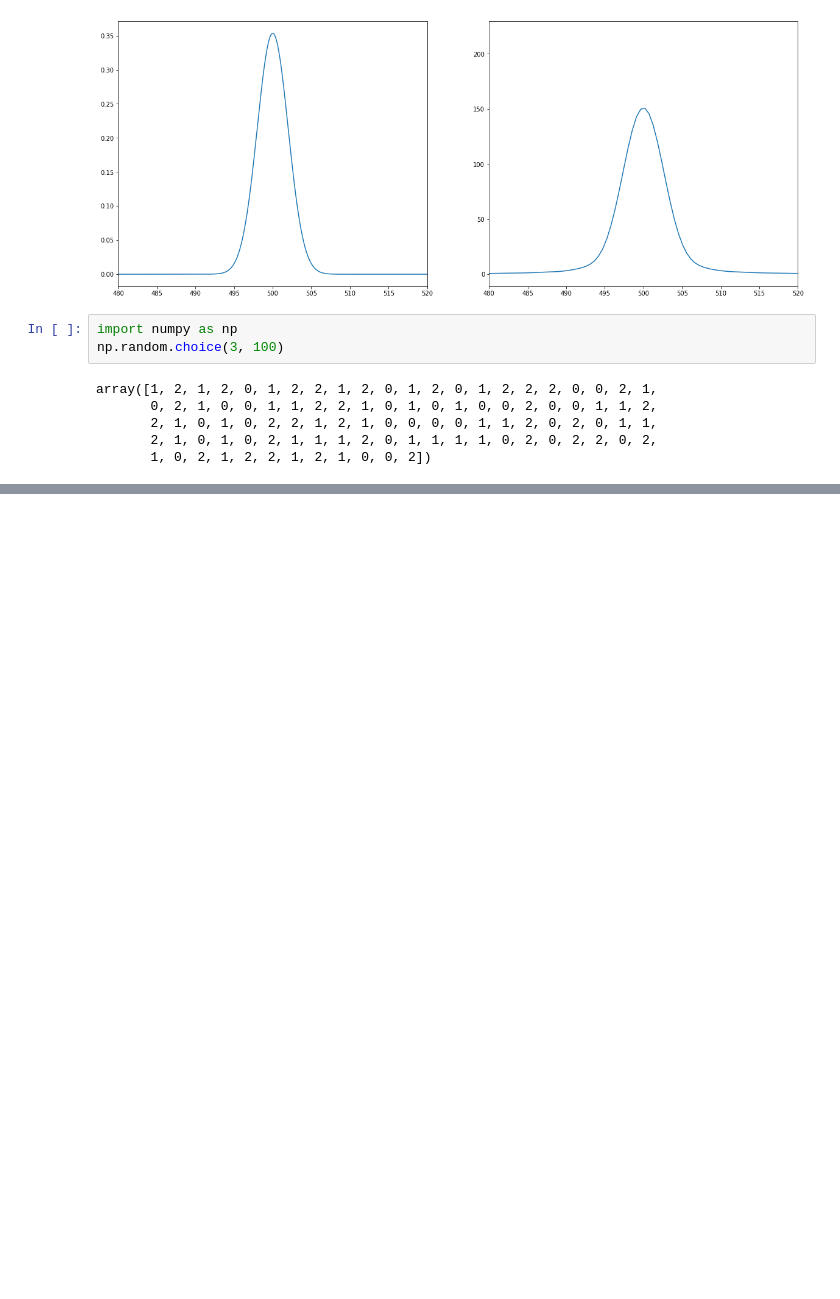
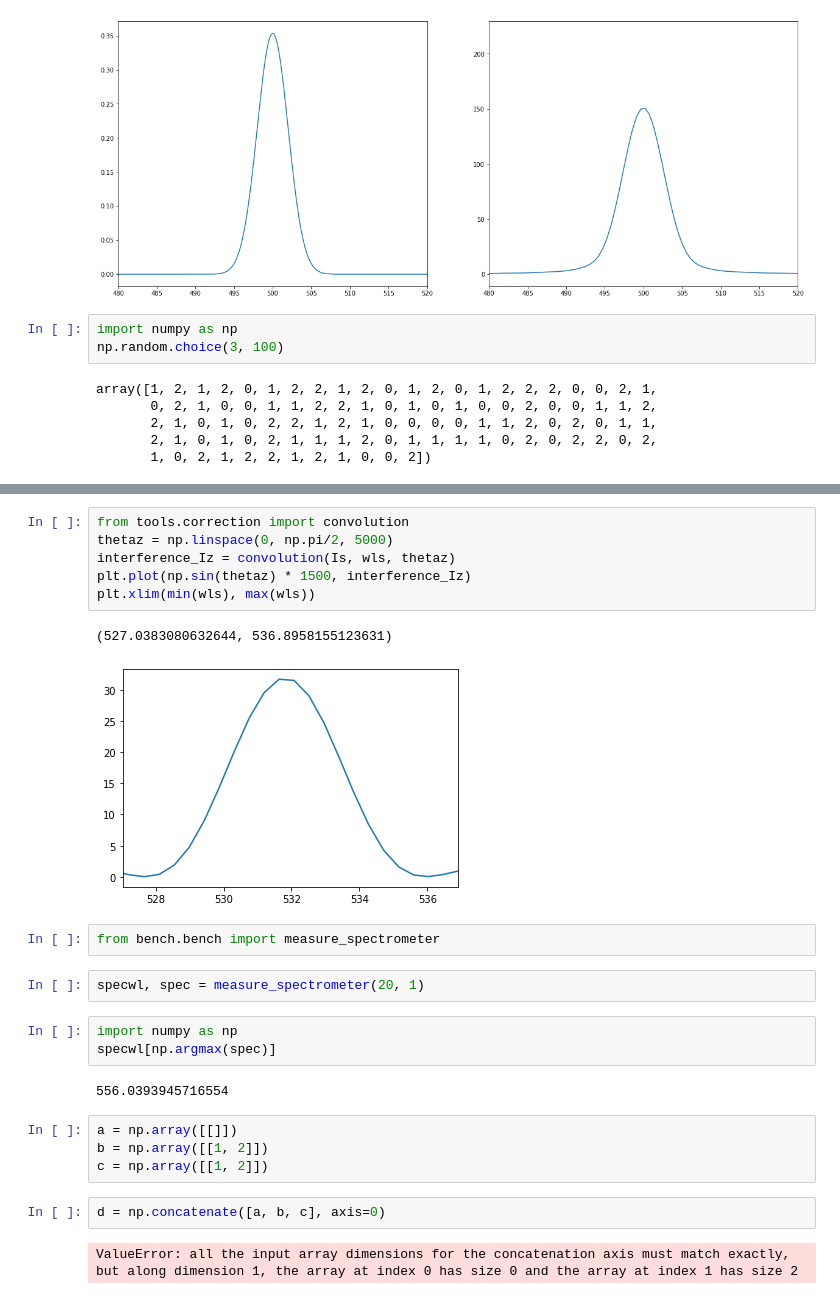
Before and after one commit to JerryLiuMY/OPMD, a Jupyter notebook: src/Test.ipynb, the cells around one changed output, grey strips where cells are left out. Cells and saved outputs as stored; diff of their text form; blank space fills up the shorter version.

```diff
--- a/src/Test.ipynb
+++ b/src/Test.ipynb
@@ -342,0 +366,26 @@ plt.xlim(700, 900)
+# %%
+from tools.correction import convolution
+thetaz = np.linspace(0, np.pi/2, 5000)
+interference_Iz = convolution(Is, wls, thetaz)
+plt.plot(np.sin(thetaz) * 1500, interference_Iz)
+plt.xlim(min(wls), max(wls))
+# %% [output]
+(527.0383080632644, 536.8958155123631)
+[figure, added]
+# %%
+from bench.bench import measure_spectrometer
+# %%
+specwl, spec = measure_spectrometer(20, 1)
+# %%
+import numpy as np
+specwl[np.argmax(spec)]
+# %% [output]
+556.0393945716554
+# %%
+a = np.array([[]])
+b = np.array([[1, 2]])
+c = np.array([[1, 2]])
+# %%
+d = np.concatenate([a, b, c], axis=0)
+# %% [output]
+ValueError: all the input array dimensions for the concatenation axis must match exactly, but along dimension 1, the array at index 0 has size 0 and the array at index 1 has size 2
```
Also changed, not shown: parts of 6 cells of this notebook, 4 other files.
